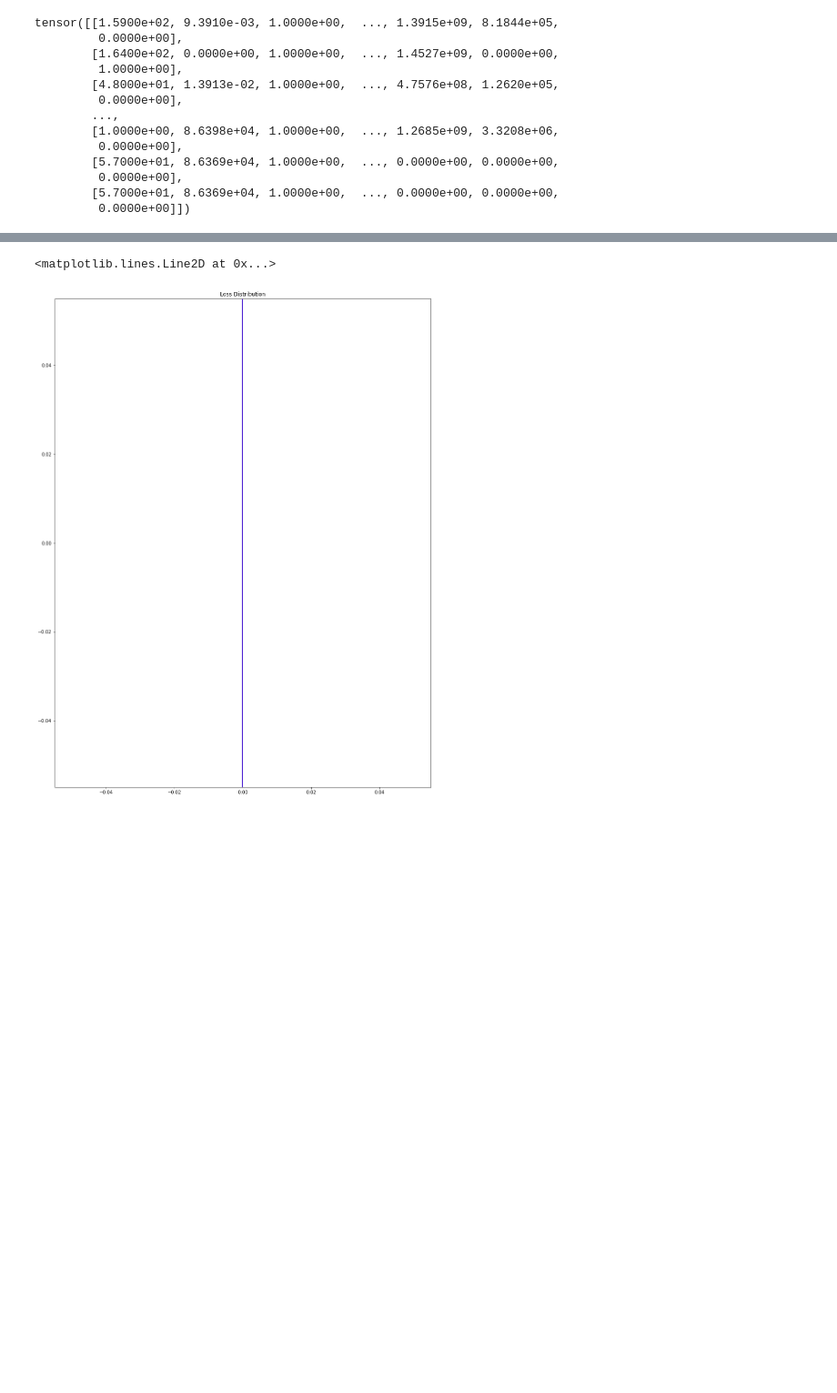
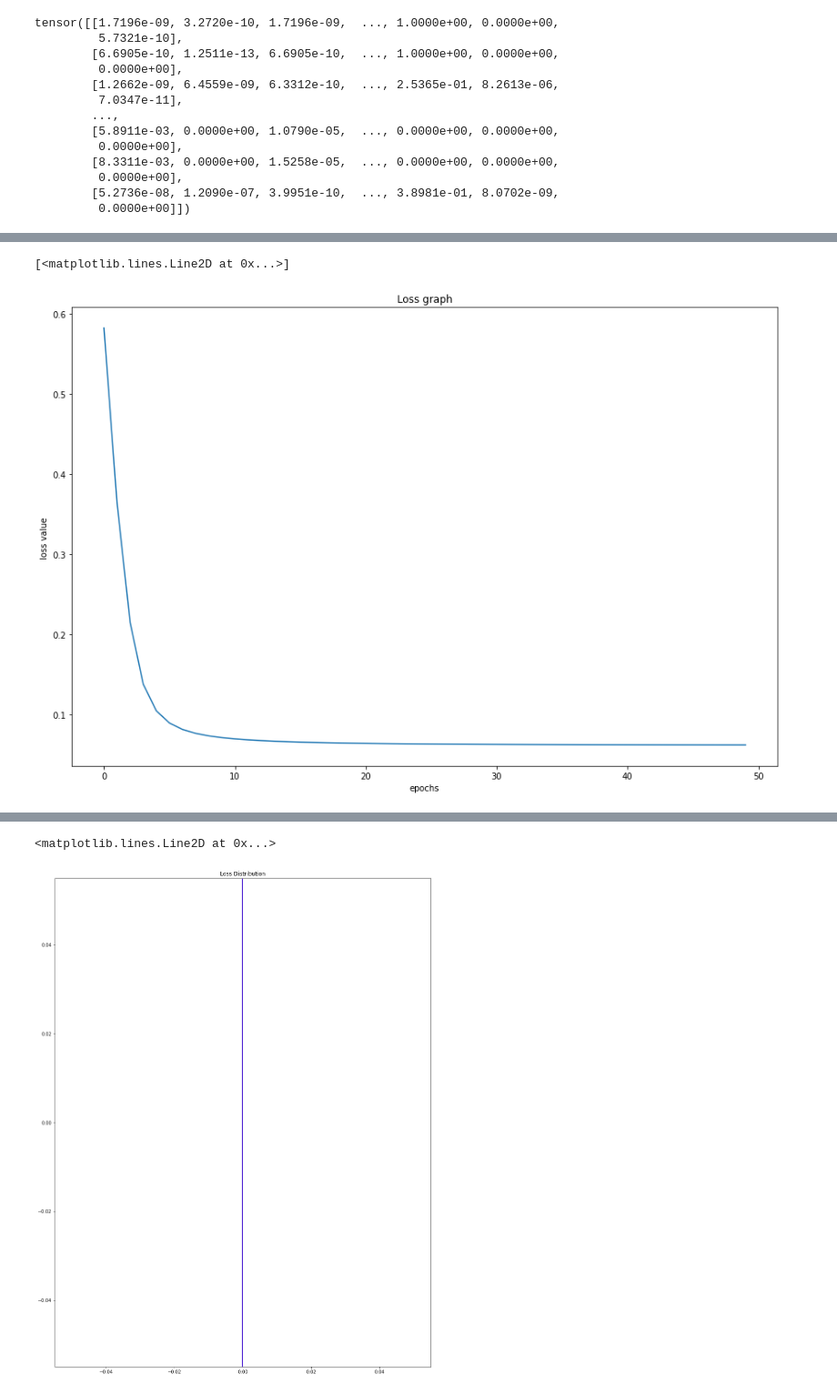
Before and after one commit to ArifulIslamPreence/IoT-TCP-Attack-detection, a Jupyter notebook: notebooks/tran_autoencoder.ipynb, the cells around one changed output, grey strips where cells are left out. Shown at 91% size. Drawn from its saved outputs; the diff is of its cells as text; code cells hidden in the pictures; blank space fills up the shorter version.

Commit message:
Normalization added and sigmoid used

```diff
--- a/notebooks/tran_autoencoder.ipynb
+++ b/notebooks/tran_autoencoder.ipynb
@@ -53,21 +70,21 @@ dim = len(features)
 # %%
 #dataset loading
-train_tensor = torch.tensor(benign_flows[features].values.astype(np.float32))
+train_tensor = torch.tensor(train_data.values.astype(np.float32))
 train_loader = torch.utils.data.DataLoader(train_tensor, batch_size = BATCH_SIZE, shuffle = False)
 print(train_tensor)
 # %% [output]
-tensor([[1.5900e+02, 9.3910e-03, 1.0000e+00,  ..., 1.3915e+09, 8.1844e+05,
+tensor([[1.7196e-09, 3.2720e-10, 1.7196e-09,  ..., 1.0000e+00, 0.0000e+00,
+         5.7321e-10],
+        [6.6905e-10, 1.2511e-13, 6.6905e-10,  ..., 1.0000e+00, 0.0000e+00,
          0.0000e+00],
-        [1.6400e+02, 0.0000e+00, 1.0000e+00,  ..., 1.4527e+09, 0.0000e+00,
-         1.0000e+00],
-        [4.8000e+01, 1.3913e-02, 1.0000e+00,  ..., 4.7576e+08, 1.2620e+05,
+        [1.2662e-09, 6.4559e-09, 6.3312e-10,  ..., 2.5365e-01, 8.2613e-06,
+         7.0347e-11],
+        ...,
+        [5.8911e-03, 0.0000e+00, 1.0790e-05,  ..., 0.0000e+00, 0.0000e+00,
          0.0000e+00],
-        ...,
-        [1.0000e+00, 8.6398e+04, 1.0000e+00,  ..., 1.2685e+09, 3.3208e+06,
+        [8.3311e-03, 0.0000e+00, 1.5258e-05,  ..., 0.0000e+00, 0.0000e+00,
          0.0000e+00],
-        [5.7000e+01, 8.6369e+04, 1.0000e+00,  ..., 0.0000e+00, 0.0000e+00,
-         0.0000e+00],
-        [5.7000e+01, 8.6369e+04, 1.0000e+00,  ..., 0.0000e+00, 0.0000e+00,
+        [5.2736e-08, 1.2090e-07, 3.9951e-10,  ..., 3.8981e-01, 8.0702e-09,
          0.0000e+00]])
 # %%
 #encoder decoder
@@ -88,46 +105,44 @@ class Autoencoder(nn.Module):
         #self.dec4 = nn.Linear(in_features=dim, out_features=dim)
 
     def forward(self, x):
-        x = F.relu(self.enc1(x))
-        x = F.relu(self.enc2(x))
-        x = F.relu(self.enc3(x))
+#         x = F.relu(self.enc1(x))
+#         x = F.relu(self.enc2(x))
+#         x = F.relu(self.enc3(x))
 
-        x = F.relu(self.dec1(x))
-        x = F.relu(self.dec2(x))
-        x = F.relu(self.dec3(x))
+#         x = F.relu(self.dec1(x))
+#         x = F.relu(self.dec2(x))
+#         x = F.relu(self.dec3(x))
 
         #sigmoid activation
-#         x = F.sigmoid(self.enc1(x))
-#         x = F.sigmoid(self.enc2(x))
-#         x = F.sigmoid(self.enc3(x))
-#         #x = F.relu(self.enc4(x))
+        x = F.sigmoid(self.enc1(x))
+        x = F.sigmoid(self.enc2(x))
+        x = F.sigmoid(self.enc3(x))
+        #x = F.relu(self.enc4(x))
 
-#         x = F.sigmoid(self.dec1(x))
-#         x = F.sigmoid(self.dec2(x))
-#         x = F.sigmoid(self.dec3(x))
+        x = F.sigmoid(self.dec1(x))
+        x = F.sigmoid(self.dec2(x))
+        x = F.sigmoid(self.dec3(x))
         #x = F.relu(self.dec4(x))
         return x
 device = torch.device("cuda" if torch.cuda.is_available() else "cpu")
 net = Autoencoder()
-net.to(device)
 optimizer = optim.Adam(net.parameters(), lr=1e-3)
 
 #print(net)
 # %%
 #Trainning model
 
-loss_function = nn.BCEWithLogitsLoss()  #MSELoss too
+loss_function = nn.BCELoss()                      #nn.BCEWithLogitsLoss()  #MSELoss too
 get_loss = list()
 def training(net, trainloader, epochs):
     train_loss = []
     for epoch in range(epochs):
         running_loss = 0.0
-        print(f"Running {epoch}")
         for data in train_loader:
             input_data = data.to(device=device)
             optimizer.zero_grad()
-            output = net(input_data)          # output is the reconstruced x
-            loss = loss_function(output,input_data) # input_data should be the target variable
+            output = net(input_data).to(device=device)          # output is the reconstruced x
+            loss = loss_function(output,input_data).to(device=device) # input_data should be the target variable
             loss.backward()
             optimizer.step()
             running_loss += loss.item()
@@ -135,9 +150,9 @@ def training(net, trainloader, epochs):
         loss = running_loss / len(trainloader)
         train_loss.append(loss)
 
-#         if epoch % 5 == 0:
-        print('Epoch {} of {}, Train Loss: {:.3f}'.format(
-        epoch+1, NUM_EPOCHS, loss))
+        if epoch % 5 == 0:
+            print('Epoch {} of {}, Train Loss: {:.3f}'.format(
+            epoch+1, NUM_EPOCHS, loss))
     return train_loss
 
 get_loss = training(net, train_loader, NUM_EPOCHS)
@@ -170,3 +178,5 @@ Running 8
+[<matplotlib.lines.Line2D at 0x...>]
+[figure, added]
 # %%
 #Prediction threshold
 
```
Also changed, not shown: parts of 5 cells of this notebook.
